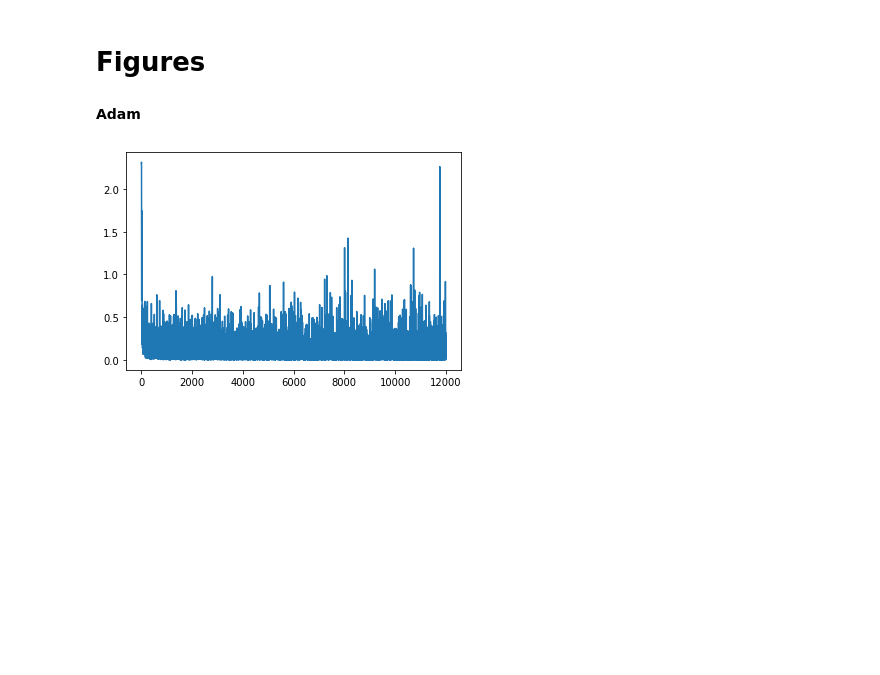
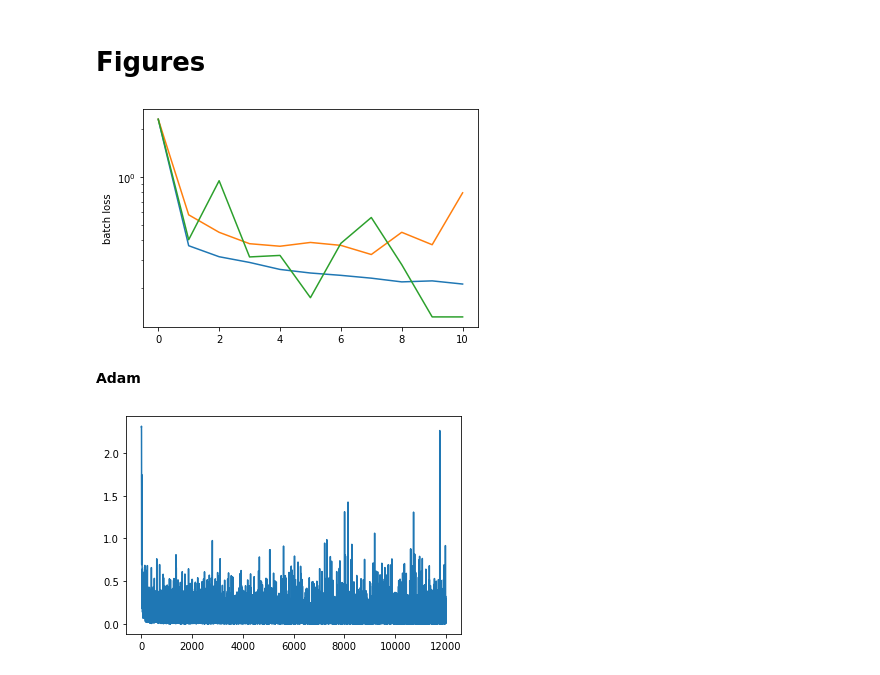
Before and after one commit to wswartworth/non_convex_sps2, a Jupyter notebook: non_convex_updated.ipynb, the cells around one changed output. Saved outputs shown, nothing was run; the diff lists cells and outputs as text; code cells hidden in the pictures; blank space fills up the shorter version.

```diff
--- a/non_convex_updated.ipynb
+++ b/non_convex_updated.ipynb
@@ -643,5 +956,24 @@ Epoch:  4
 # %% [markdown]
 # **Figures**
+# %%
+def MA(a, n) :
+    ret = np.cumsum(a, dtype=float)
+    ret[n:] = ret[n:] - ret[:-n]
+    return ret[n - 1:] / n
+
+def make_exp_plot(exp_name):
+    data = load_data(exp_name)
+    plt.ylabel('batch loss')
+    #plt.plot( data['batch_losses'],'.',markersize=1 )
+    #plt.plot(MA(data['total_test_losses'],100))
+    plt.plot(data['total_train_losses'])
+# %%
+plt.yscale('log')
+make_exp_plot('large_stepsize_0.1')
+make_exp_plot('large_stepsize_0.5')
+make_exp_plot('large_stepsize_1')
+# %% [output]
+[figure, added]
 # %% [markdown]
 <b> Adam </b>
 # %%
```
Also changed, not shown: parts of 22 cells of this notebook, 57 other files.
